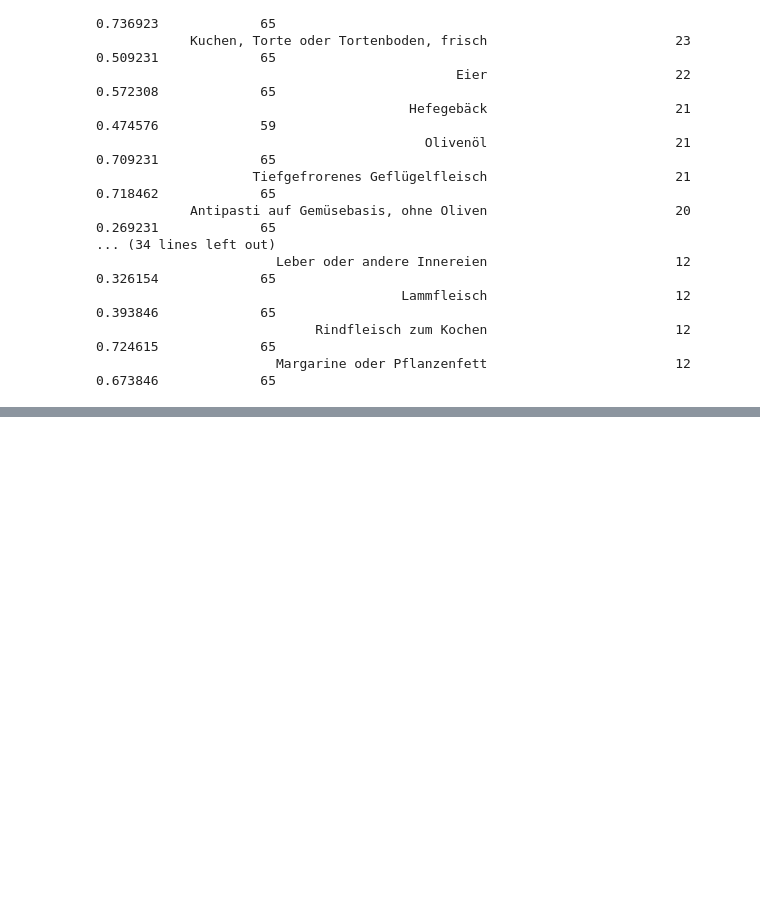
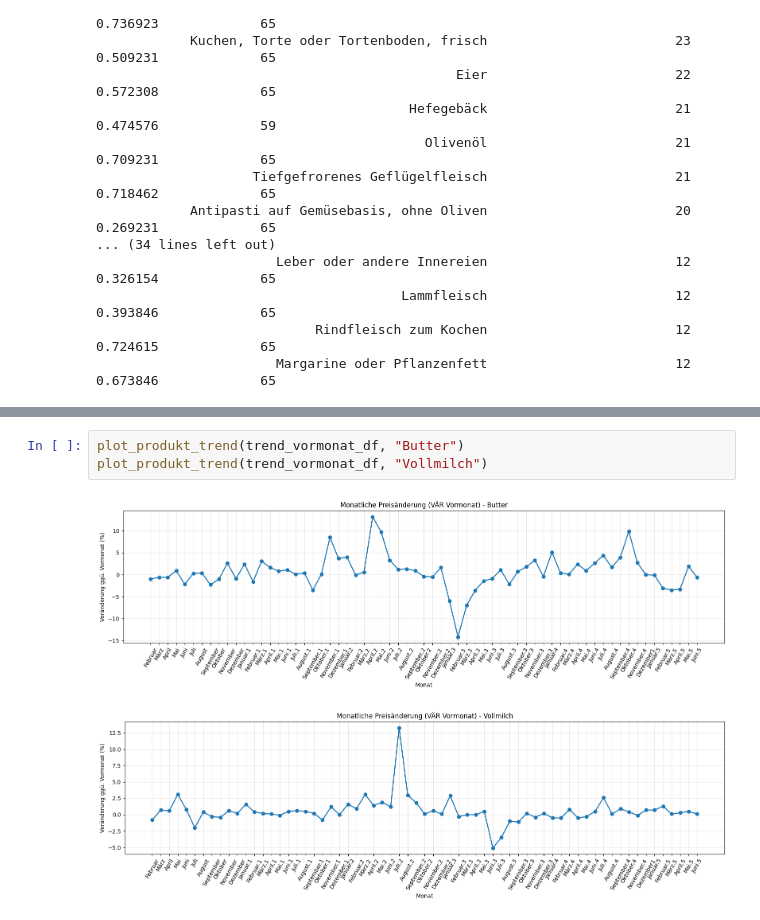
Before and after one commit to radtkedominique/WDS24A_Sem4_Nakou, a Jupyter notebook: EDA.ipynb, the cells around one changed output, grey strips where cells are left out. Saved outputs shown, nothing was run; the diff lists cells and outputs as text; blank space fills up the shorter version.

Commit message:
Seitwärtsbewegung und trend graph

```diff
--- a/EDA.ipynb
+++ b/EDA.ipynb
@@ -394,0 +666,6 @@ longest_seq_df
+# %%
+plot_produkt_trend(trend_vormonat_df, "Butter")
+plot_produkt_trend(trend_vormonat_df, "Vollmilch")
+# %% [output]
+[figure, added]
+[figure, added]
```
Also changed, not shown: parts of 6 cells of this notebook.
